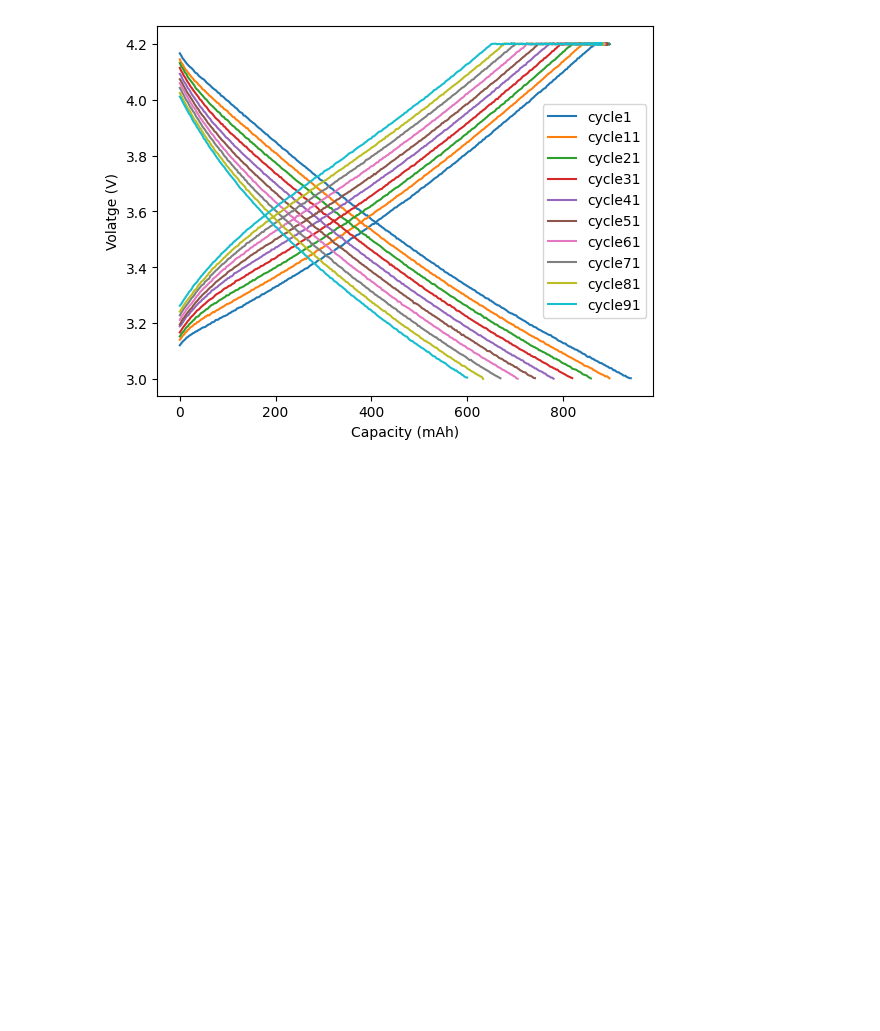
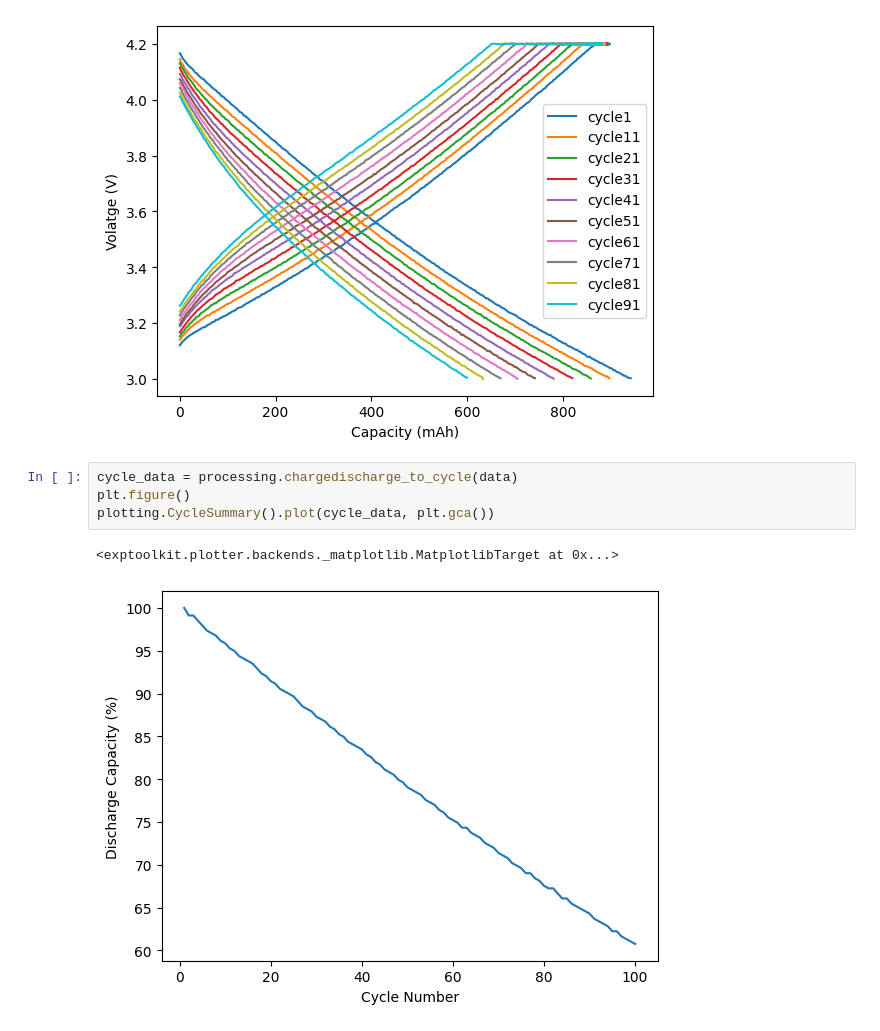
Before and after one commit to t-onoz/exptoolkit, a Jupyter notebook: examples/example_batanalysis.ipynb, the cells around one changed output. Drawn from its saved outputs; the diff is of its cells as text; blank space fills up the shorter version.

```diff
--- a/examples/example_batanalysis.ipynb
+++ b/examples/example_batanalysis.ipynb
@@ -134,3 +134,10 @@ plt.legend()
 # %% [output]
 <matplotlib.legend.Legend at 0x...>
 [figure]
+# %%
+cycle_data = processing.chargedischarge_to_cycle(data)
+plt.figure()
+plotting.CycleSummary().plot(cycle_data, plt.gca())
+# %% [output]
+<exptoolkit.plotter.backends._matplotlib.MatplotlibTarget at 0x...>
+[figure, added]
```
Also changed, not shown: 4 other files.
